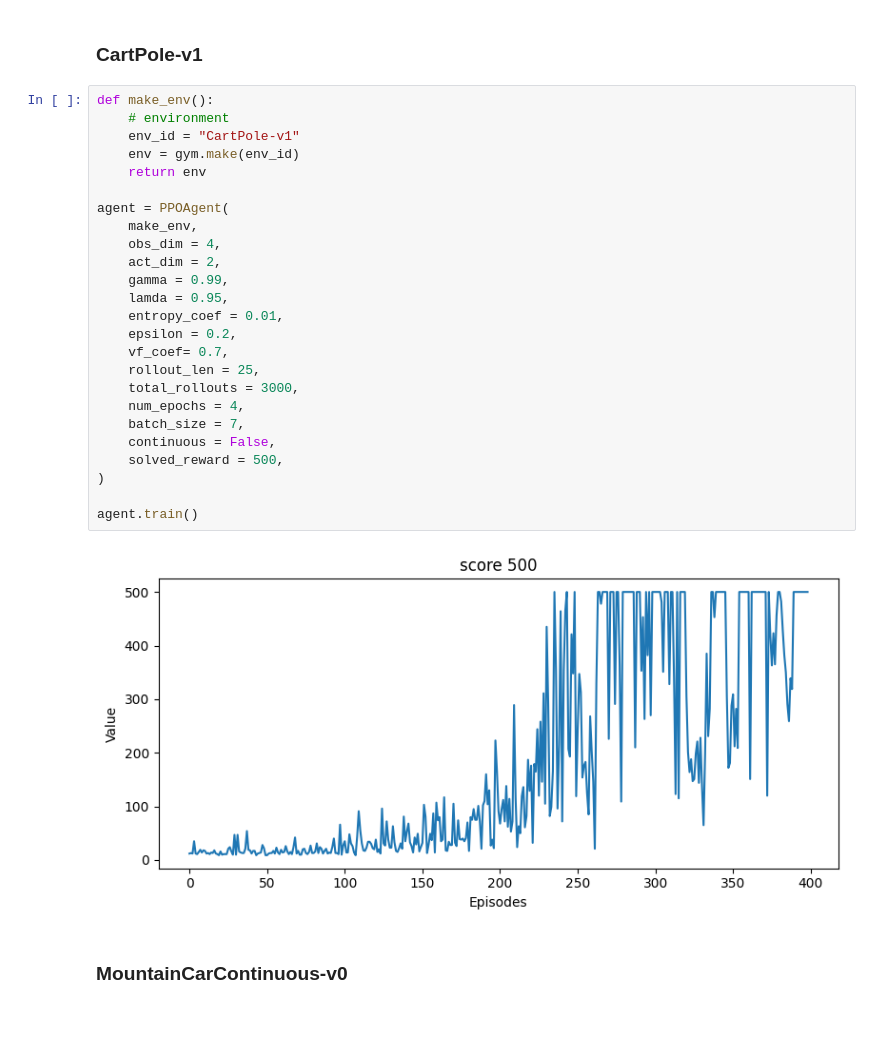
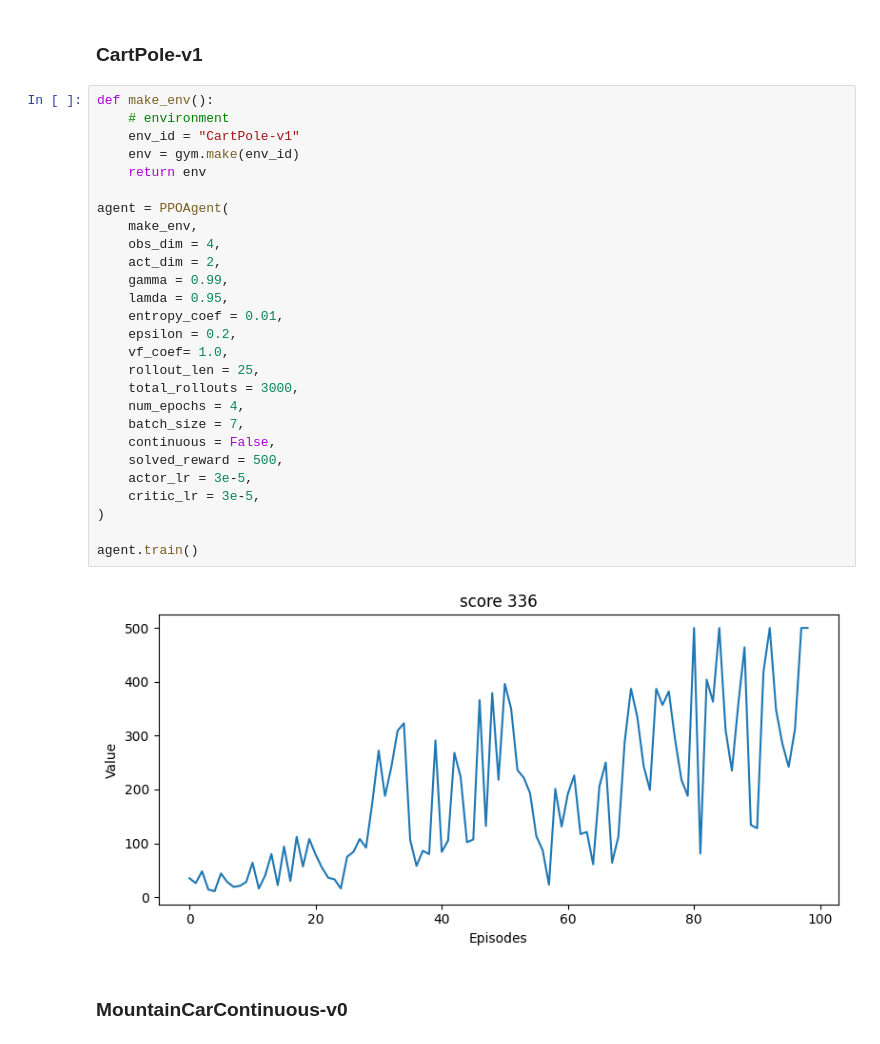
Before and after one commit to mischamez48/PRL_PPO-SAC_ImplPRL_PPO-SAC_Implementationementation, a Jupyter notebook: ppo.ipynb, the cells around one changed output. Saved outputs shown, nothing was run; the diff lists cells and outputs as text.

```diff
--- a/ppo.ipynb
+++ b/ppo.ipynb
@@ -14,30 +14,32 @@ from wrappers import (ActionNormalizer)
 # %%
 def make_env():
     # environment
     env_id = "CartPole-v1"
     env = gym.make(env_id)
     return env
 
 agent = PPOAgent(
     make_env,
     obs_dim = 4,
     act_dim = 2,
     gamma = 0.99,
     lamda = 0.95,
     entropy_coef = 0.01,
     epsilon = 0.2,
-    vf_coef= 0.7,
+    vf_coef= 1.0,
     rollout_len = 25,
     total_rollouts = 3000,
     num_epochs = 4,
     batch_size = 7,
     continuous = False,
     solved_reward = 500,
+    actor_lr = 3e-5,
+    critic_lr = 3e-5,
 )
 
 agent.train()
 # %% [output]
-[figure, old version]
+[figure, new version]
 # %% [markdown]
 ### MountainCarContinuous-v0
 # %%
```
Also changed, not shown: parts of 1 cell of this notebook, 3 other files.
